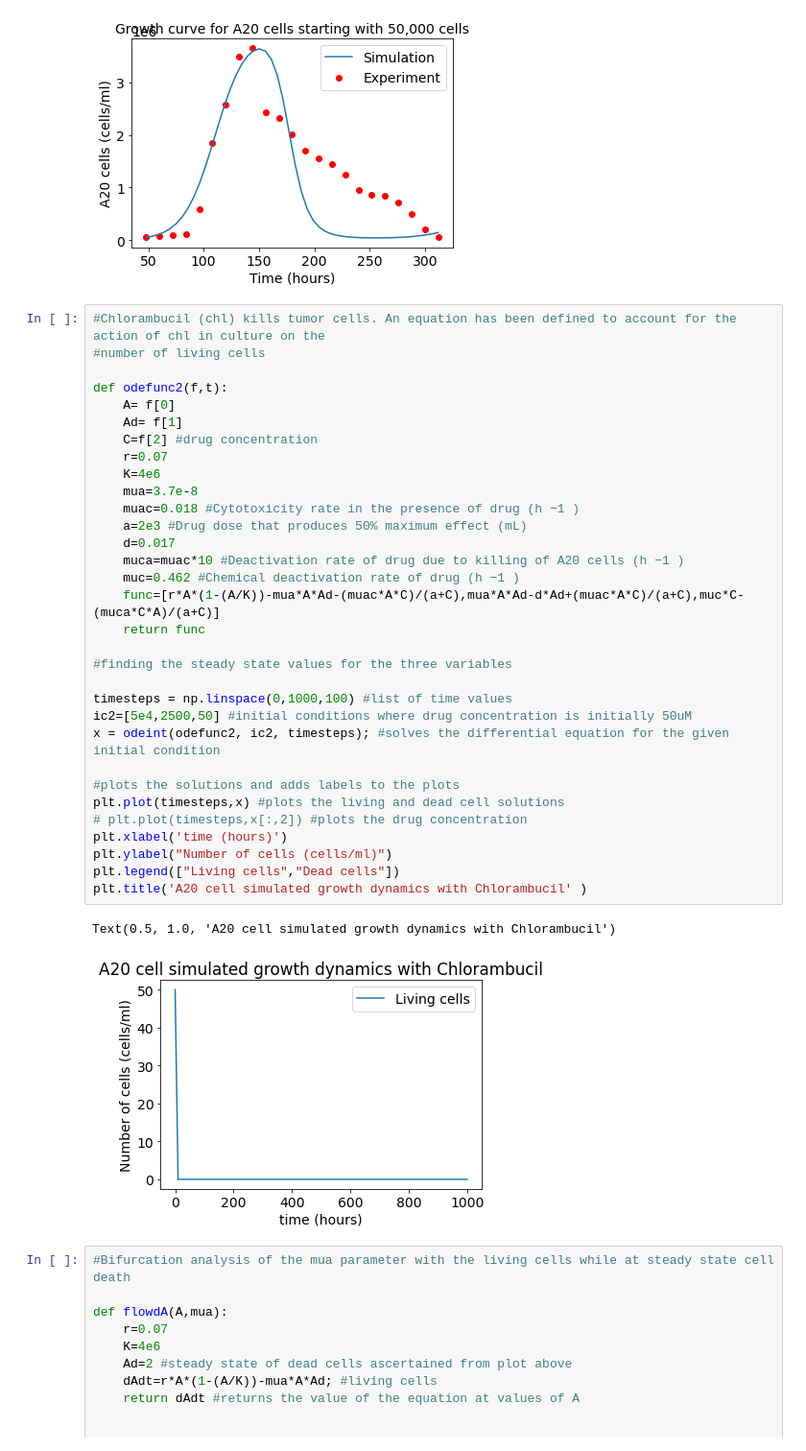
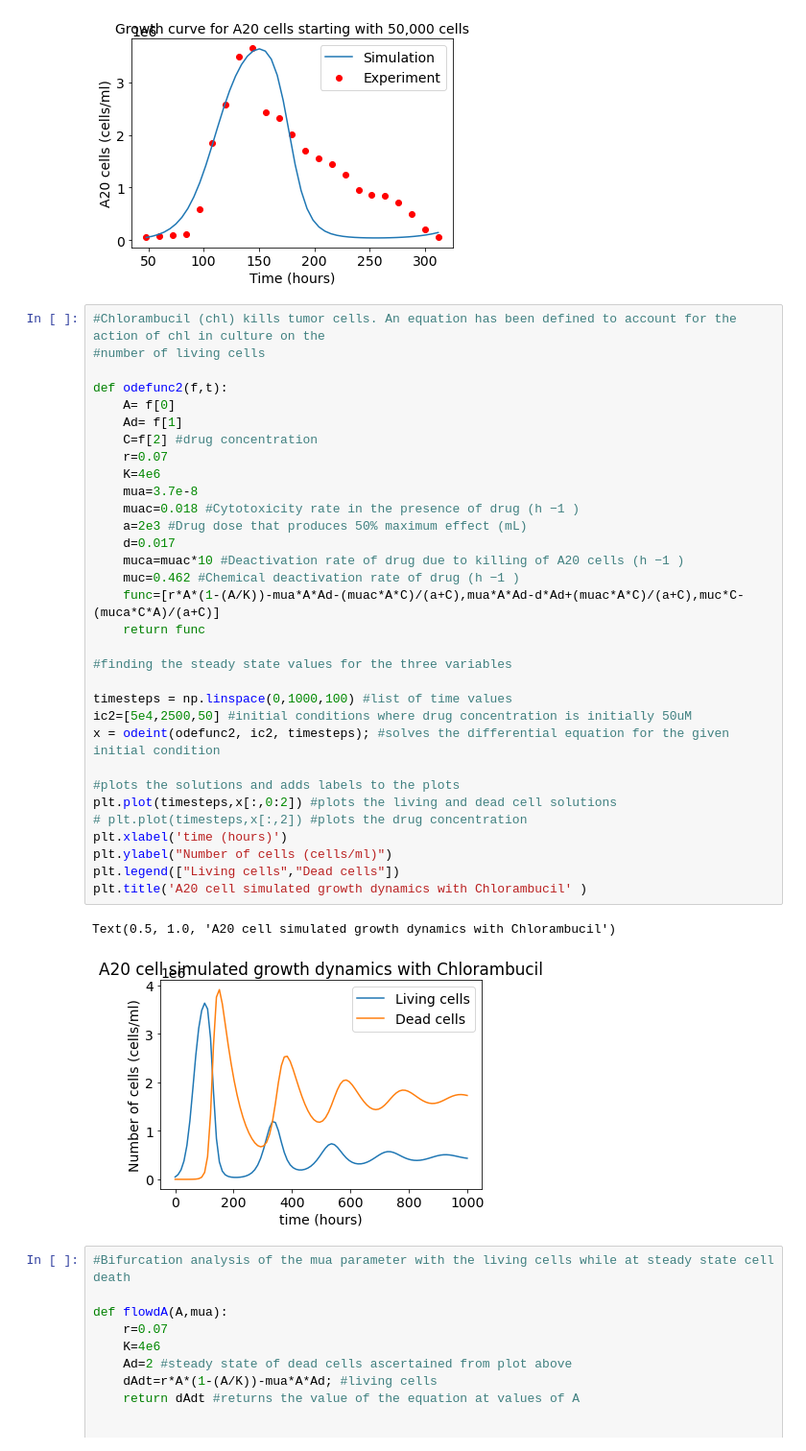
Before and after one commit to traceymoyston/CHE2410_Project2, a Jupyter notebook: project2.ipynb, the cells around one changed output. Shown at 96% size. Saved outputs shown, nothing was run; the diff lists cells and outputs as text.

```diff
--- a/project2.ipynb
+++ b/project2.ipynb
@@ -48,35 +48,35 @@ plt.legend(["Simulation","Experiment"])
 
 def odefunc2(f,t):
     A= f[0]
     Ad= f[1]
     C=f[2] #drug concentration
     r=0.07
     K=4e6
     mua=3.7e-8
     muac=0.018 #Cytotoxicity rate in the presence of drug (h −1 )
     a=2e3 #Drug dose that produces 50% maximum effect (mL)
     d=0.017
     muca=muac*10 #Deactivation rate of drug due to killing of A20 cells (h −1 )
     muc=0.462 #Chemical deactivation rate of drug (h −1 )
     func=[r*A*(1-(A/K))-mua*A*Ad-(muac*A*C)/(a+C),mua*A*Ad-d*Ad+(muac*A*C)/(a+C),muc*C-(muca*C*A)/(a+C)]
     return func
 
 #finding the steady state values for the three variables
 
 timesteps = np.linspace(0,1000,100) #list of time values
 ic2=[5e4,2500,50] #initial conditions where drug concentration is initially 50uM
 x = odeint(odefunc2, ic2, timesteps); #solves the differential equation for the given initial condition
 
 #plots the solutions and adds labels to the plots
-plt.plot(timesteps,x) #plots the living and dead cell solutions
+plt.plot(timesteps,x[:,0:2]) #plots the living and dead cell solutions
 # plt.plot(timesteps,x[:,2]) #plots the drug concentration
 plt.xlabel('time (hours)')
 plt.ylabel("Number of cells (cells/ml)")
 plt.legend(["Living cells","Dead cells"])
 plt.title('A20 cell simulated growth dynamics with Chlorambucil' )
 # %% [output]
 Text(0.5, 1.0, 'A20 cell simulated growth dynamics with Chlorambucil')
-[figure, old version]
+[figure, new version]
 # %%
 #Bifurcation analysis of the mua parameter with the living cells while at steady state cell death
 
```
